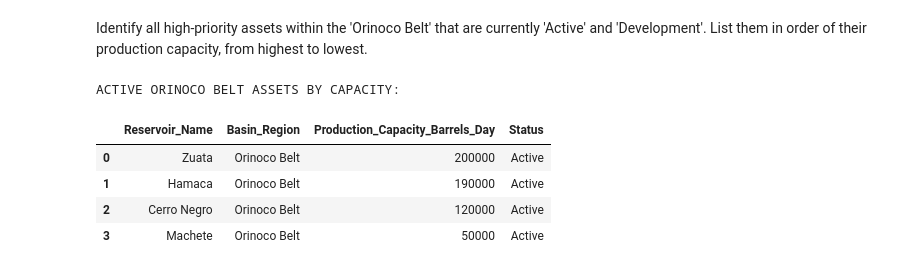
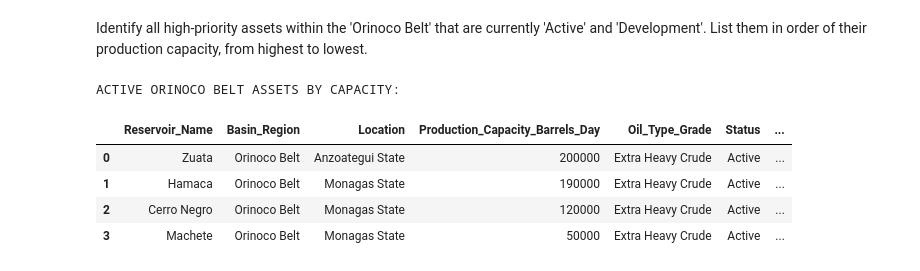
Before and after one commit to jeffreydarlington/VenezuelaOilReservoirs-Fields2026, a Jupyter notebook: Resrvoir_NameBasin_RegionLocation.ipynb, the cells around one changed output. Drawn from its saved outputs; the diff is of its cells as text; code cells hidden in the pictures.

```diff
--- a/Resrvoir_NameBasin_RegionLocation.ipynb
+++ b/Resrvoir_NameBasin_RegionLocation.ipynb
@@ -205,33 +205,38 @@ Identify all high-priority assets within the 'Orinoco Belt' that are currently '
 # %%
 import sqlite3
 
 conn = sqlite3.connect(':memory:')
 df_clean.to_sql('reservoirs', conn, index=False)
 
 query_active_orinoco = """
 SELECT
     Reservoir_Name,
     Basin_Region,
+    Location,
     Production_Capacity_Barrels_Day,
-    Status
+    Oil_Type_Grade,
+    Status,
+    Major_Operators,
+    Proven_Reserves_Billion_Barrels,
+    Year_Discovered
 FROM
     reservoirs
 WHERE
     Basin_Region = 'Orinoco Belt'
     AND Status = 'Active'
 ORDER BY
     Production_Capacity_Barrels_Day DESC;
 """
 
 active_orinoco_finding = pd.read_sql_query(query_active_orinoco, conn)
 
 print("ACTIVE ORINOCO BELT ASSETS BY CAPACITY: ")
 active_orinoco_finding.head()
 # %% [output]
 ACTIVE ORINOCO BELT ASSETS BY CAPACITY:
-|  | Reservoir_Name | Basin_Region | Production_Capacity_Barrels_Day | Status |
-| 0 | Zuata | Orinoco Belt | 200000 | Active |
-| 1 | Hamaca | Orinoco Belt | 190000 | Active |
-| 2 | Cerro Negro | Orinoco Belt | 120000 | Active |
-| 3 | Machete | Orinoco Belt | 50000 | Active |
+|  | Reservoir_Name | Basin_Region | Location | Production_Capacity_Barrels_Day | Oil_Type_Grade | Status | ... |
+| 0 | Zuata | Orinoco Belt | Anzoategui State | 200000 | Extra Heavy Crude | Active | ... |
+| 1 | Hamaca | Orinoco Belt | Monagas State | 190000 | Extra Heavy Crude | Active | ... |
+| 2 | Cerro Negro | Orinoco Belt | Monagas State | 120000 | Extra Heavy Crude | Active | ... |
+| 3 | Machete | Orinoco Belt | Monagas State | 50000 | Extra Heavy Crude | Active | ... |
 # %%
```
Also changed, not shown: parts of 1 cell of this notebook.
